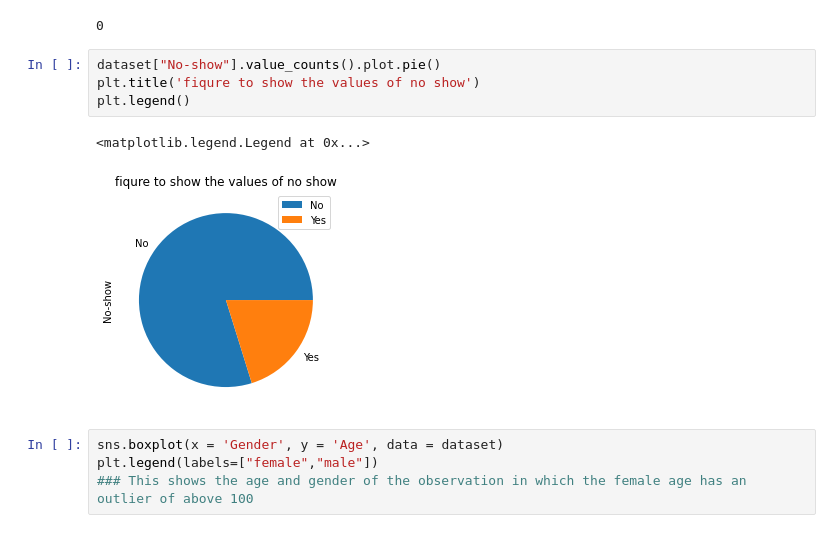
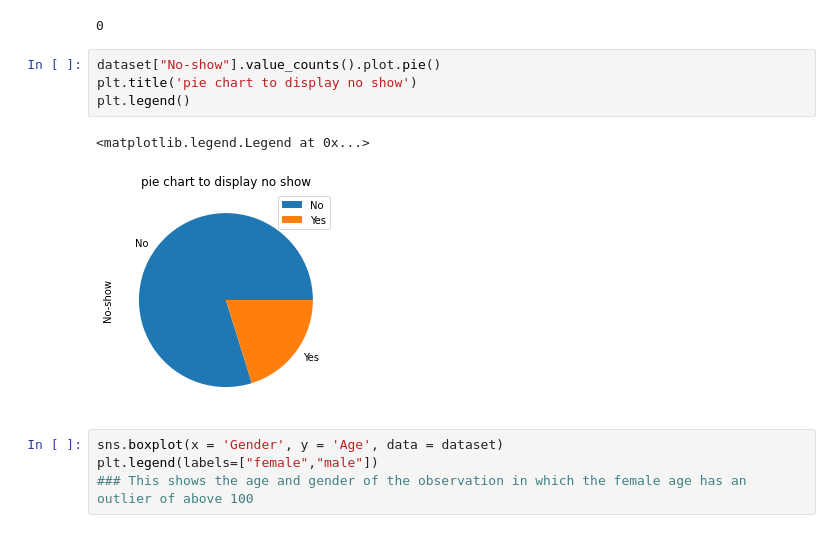
Before and after one commit to Adebesindedayo/Data_Analysis_with_python, a Jupyter notebook: Medical_Appointment_Analysis/Medical_Appointment_Analysis (2).ipynb, the cells around one changed output. Drawn from its saved outputs; the diff is of its cells as text.

```diff
--- a/Medical_Appointment_Analysis/Medical_Appoimntment_Analysis.ipynb
+++ b/Medical_Appointment_Analysis/Medical_Appointment_Analysis (2).ipynb
@@ -134,11 +134,11 @@ dataset['AppointmentID'].duplicated().sum()
 0
 # %%
 dataset["No-show"].value_counts().plot.pie()
-plt.title('fiqure to show the values of no show')
+plt.title('pie chart to display no show')
 plt.legend()
 # %% [output]
 <matplotlib.legend.Legend at 0x...>
-[figure, old version]
+[figure, new version]
 # %%
 sns.boxplot(x = 'Gender', y = 'Age', data = dataset)
 plt.legend(labels=["female","male"])
```
Also changed, not shown: parts of 12 cells of this notebook, 1 other file.
